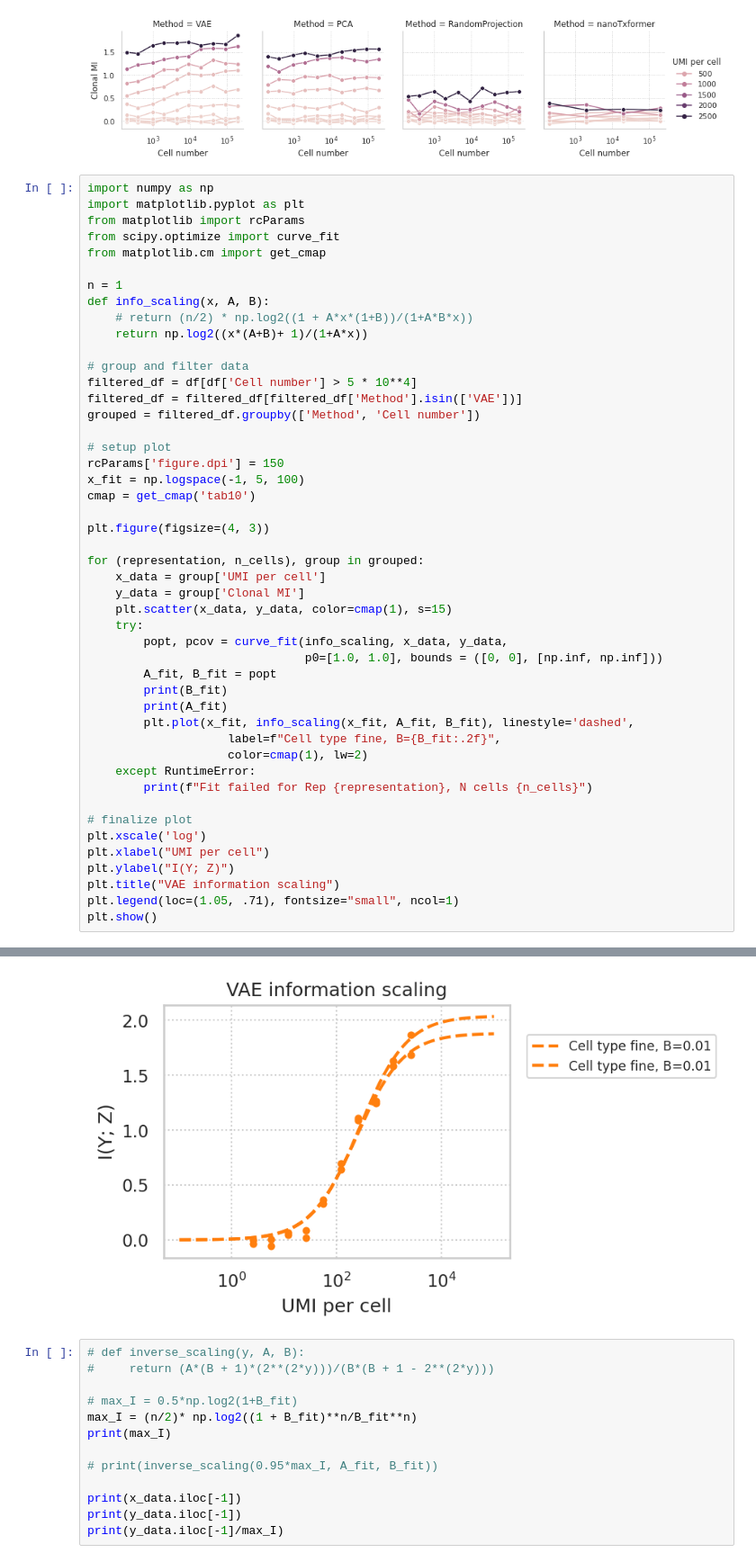
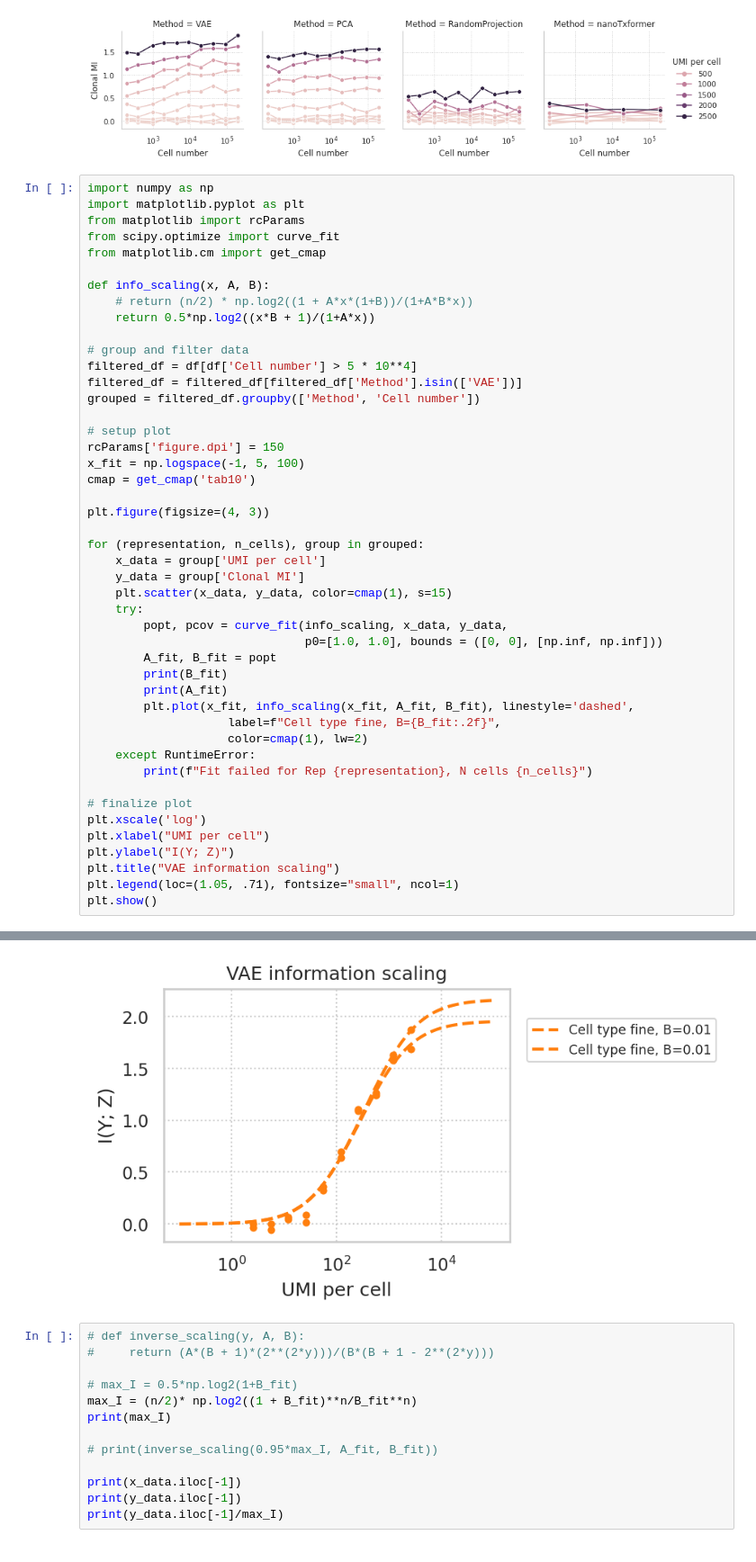
Before and after one commit to ggdna/scScaling, a Jupyter notebook: analysis/LARRY_MI_estimation.ipynb, the cells around one changed output, grey strips where cells are left out. Shown: that part at 90% size. Drawn from its saved outputs; the diff is of its cells as text.

```diff
--- a/analysis/LARRY_MI_estimation.ipynb
+++ b/analysis/LARRY_MI_estimation.ipynb
@@ -123,10 +123,9 @@ from matplotlib import rcParams
 from scipy.optimize import curve_fit
 from matplotlib.cm import get_cmap
 
-n = 1
 def info_scaling(x, A, B):
     # return (n/2) * np.log2((1 + A*x*(1+B))/(1+A*B*x))
-    return np.log2((x*(A+B)+ 1)/(1+A*x))
+    return 0.5*np.log2((x*B + 1)/(1+A*x))
 
 # group and filter data
 filtered_df = df[df['Cell number'] > 5 * 10**4]
@@ -171,4 +170,4 @@ plt.show()
-[figure, old version]
+[figure, new version]
 # %%
 # def inverse_scaling(y, A, B):
 #     return (A*(B + 1)*(2**(2*y)))/(B*(B + 1 - 2**(2*y)))
```
Also changed, not shown: parts of 1 cell of this notebook, 2 other files.
